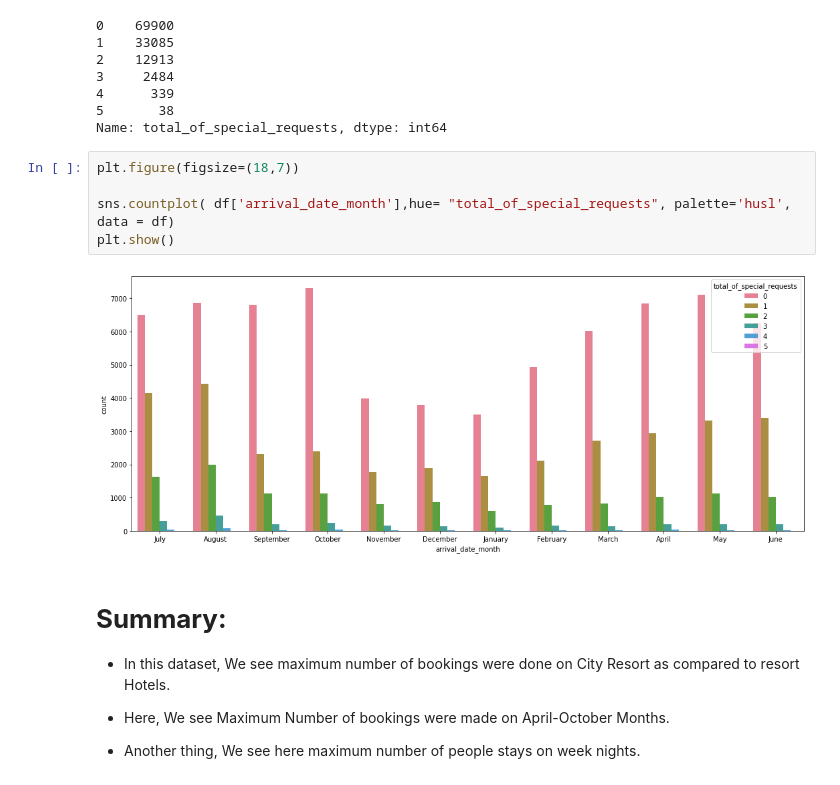
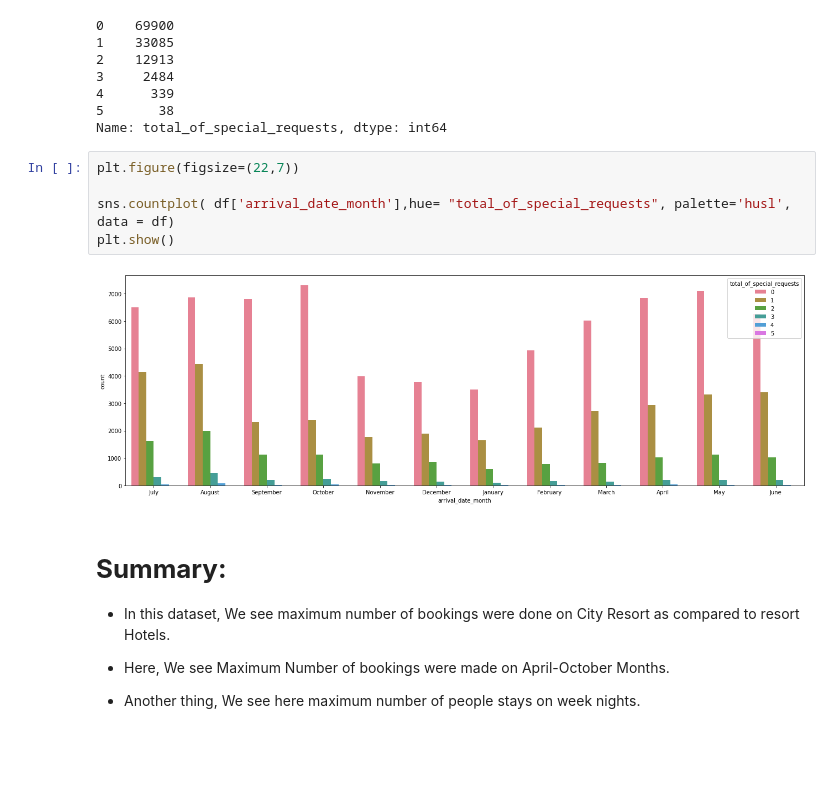
Before and after one commit to datascience-vivek/EDA-Capstone-Project-on-Hotel-Bookings, a Jupyter notebook: EDA_Capstone_Project_on_Hotel_Bookings.ipynb, the cells around one changed output. Saved outputs shown, nothing was run; the diff lists cells and outputs as text; blank space fills up the shorter version.

```diff
--- a/EDA_Capstone_Project_on_Hotel_Bookings.ipynb
+++ b/EDA_Capstone_Project_on_Hotel_Bookings.ipynb
@@ -417,12 +378,12 @@ df['total_of_special_requests'].value_counts()
 5       38
 Name: total_of_special_requests, dtype: int64
 # %%
-plt.figure(figsize=(18,7))
+plt.figure(figsize=(22,7))
 
 sns.countplot( df['arrival_date_month'],hue= "total_of_special_requests", palette='husl', data = df)
 plt.show()
 # %% [output]
-[figure, old version]
+[figure, new version]
 # %% [markdown]
 # **Summary:**
 
```
Also changed, not shown: parts of 8 cells of this notebook.
